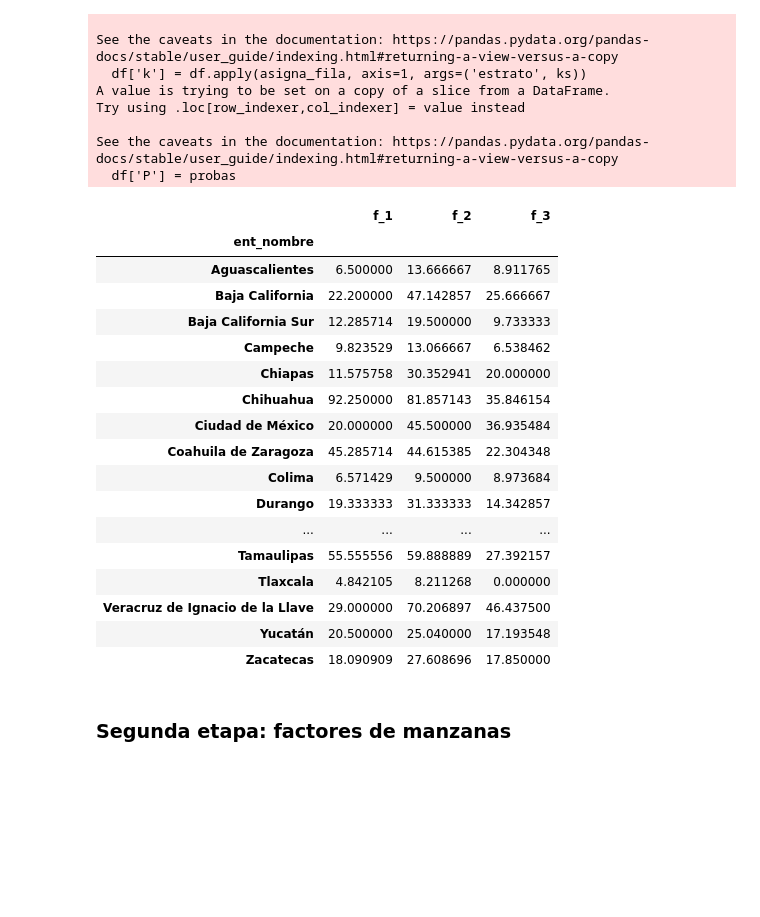
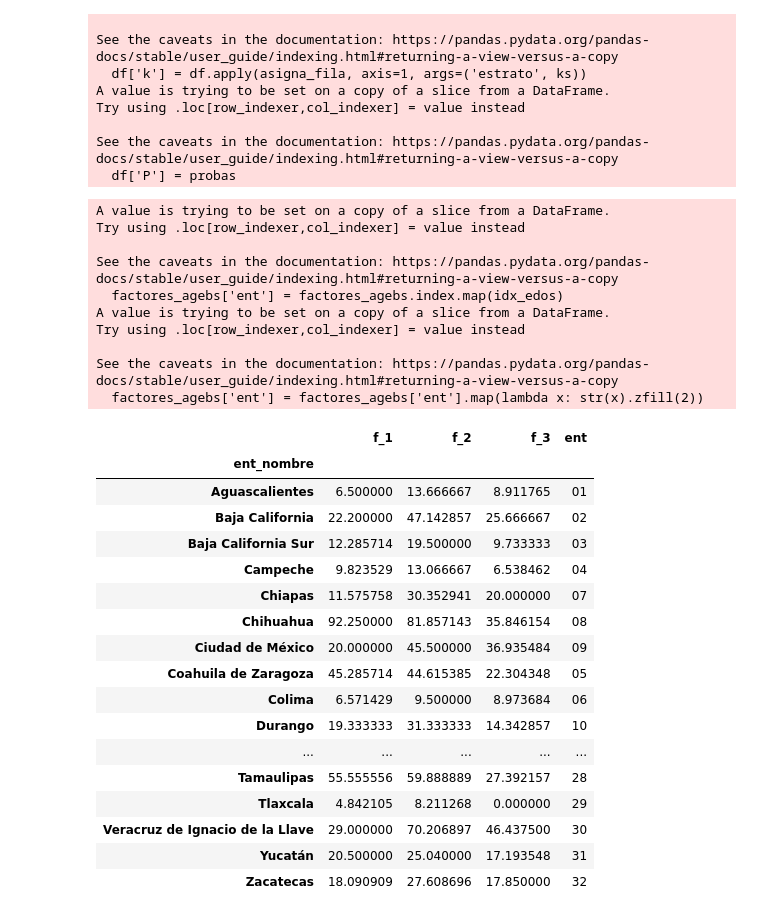
Before and after one commit to sergiohzlz/enasama_factores, a Jupyter notebook: 02_analisis_marco_probabilidades.ipynb, the cells around one changed output. Saved outputs shown, nothing was run; the diff lists cells and outputs as text; code cells hidden in the pictures; blank space fills up the shorter version.

Commit message:
factores para urbanas

```diff
--- a/02_analisis_marco_probabilidades.ipynb
+++ b/02_analisis_marco_probabilidades.ipynb
@@ -380,25 +381,35 @@ See the caveats in the documentation: https://pandas.pydata.org/pandas-docs/stab
 factores_agebs = total_agebs[['f_1','f_2','f_3']]
 probas_agebs = df.groupby(['estrato','ent_nombre']).P.sum().unstack().T.fillna(0)
 # %%
+factores_agebs['ent'] = factores_agebs.index.map(idx_edos)
+factores_agebs['ent'] = factores_agebs['ent'].map(lambda x: str(x).zfill(2))
 factores_agebs
 # %% [output]
+A value is trying to be set on a copy of a slice from a DataFrame.
+Try using .loc[row_indexer,col_indexer] = value instead
+
+See the caveats in the documentation: https://pandas.pydata.org/pandas-docs/stable/user_guide/indexing.html#returning-a-view-versus-a-copy
+  factores_agebs['ent'] = factores_agebs.index.map(idx_edos)
+A value is trying to be set on a copy of a slice from a DataFrame.
+Try using .loc[row_indexer,col_indexer] = value instead
+
+See the caveats in the documentation: https://pandas.pydata.org/pandas-docs/stable/user_guide/indexing.html#returning-a-view-versus-a-copy
+  factores_agebs['ent'] = factores_agebs['ent'].map(lambda x: str(x).zfill(2))
-|  | f_1 | f_2 | f_3 |
-| ent_nombre |  |  |  |
-| Aguascalientes | 6.500000 | 13.666667 | 8.911765 |
-| Baja California | 22.200000 | 47.142857 | 25.666667 |
-| Baja California Sur | 12.285714 | 19.500000 | 9.733333 |
-| Campeche | 9.823529 | 13.066667 | 6.538462 |
-| Chiapas | 11.575758 | 30.352941 | 20.000000 |
-| Chihuahua | 92.250000 | 81.857143 | 35.846154 |
-| Ciudad de México | 20.000000 | 45.500000 | 36.935484 |
-| Coahuila de Zaragoza | 45.285714 | 44.615385 | 22.304348 |
-| Colima | 6.571429 | 9.500000 | 8.973684 |
-| Durango | 19.333333 | 31.333333 | 14.342857 |
-| ... | ... | ... | ... |
-| Tamaulipas | 55.555556 | 59.888889 | 27.392157 |
-| Tlaxcala | 4.842105 | 8.211268 | 0.000000 |
-| Veracruz de Ignacio de la Llave | 29.000000 | 70.206897 | 46.437500 |
-| Yucatán | 20.500000 | 25.040000 | 17.193548 |
-| Zacatecas | 18.090909 | 27.608696 | 17.850000 |
+|  | f_1 | f_2 | f_3 | ent |
+| ent_nombre |  |  |  |  |
+| Aguascalientes | 6.500000 | 13.666667 | 8.911765 | 01 |
+| Baja California | 22.200000 | 47.142857 | 25.666667 | 02 |
+| Baja California Sur | 12.285714 | 19.500000 | 9.733333 | 03 |
+| Campeche | 9.823529 | 13.066667 | 6.538462 | 04 |
+| Chiapas | 11.575758 | 30.352941 | 20.000000 | 07 |
+| Chihuahua | 92.250000 | 81.857143 | 35.846154 | 08 |
+| Ciudad de México | 20.000000 | 45.500000 | 36.935484 | 09 |
+| Coahuila de Zaragoza | 45.285714 | 44.615385 | 22.304348 | 05 |
+| Colima | 6.571429 | 9.500000 | 8.973684 | 06 |
+| Durango | 19.333333 | 31.333333 | 14.342857 | 10 |
+| ... | ... | ... | ... | ... |
+| Tamaulipas | 55.555556 | 59.888889 | 27.392157 | 28 |
+| Tlaxcala | 4.842105 | 8.211268 | 0.000000 | 29 |
+| Veracruz de Ignacio de la Llave | 29.000000 | 70.206897 | 46.437500 | 30 |
+| Yucatán | 20.500000 | 25.040000 | 17.193548 | 31 |
+| Zacatecas | 18.090909 | 27.608696 | 17.850000 | 32 |
-# %% [markdown]
-### Segunda etapa: factores de manzanas
```
Also changed, not shown: parts of 44 cells of this notebook.
